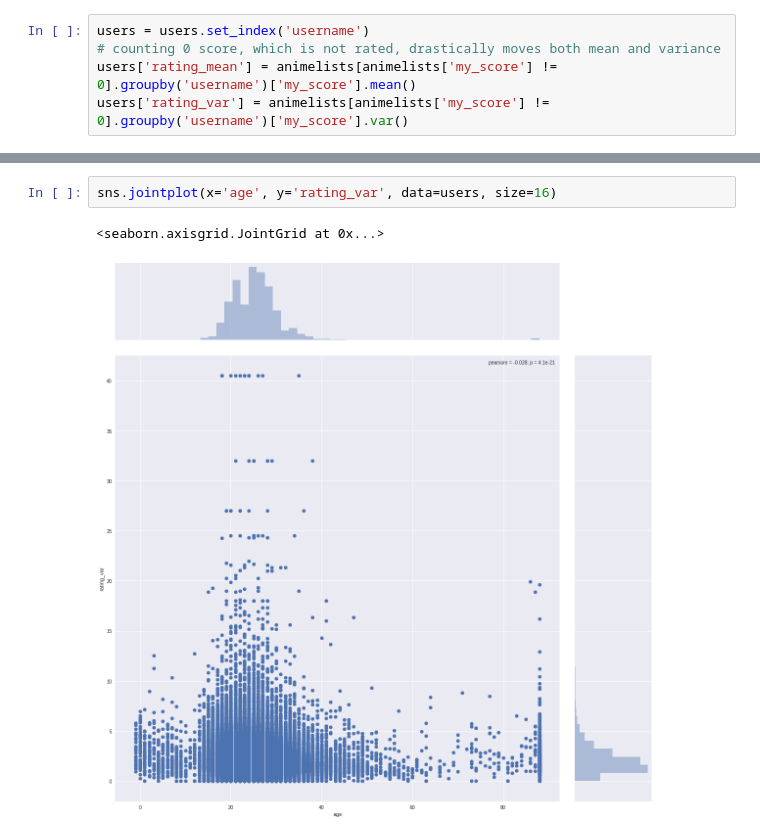
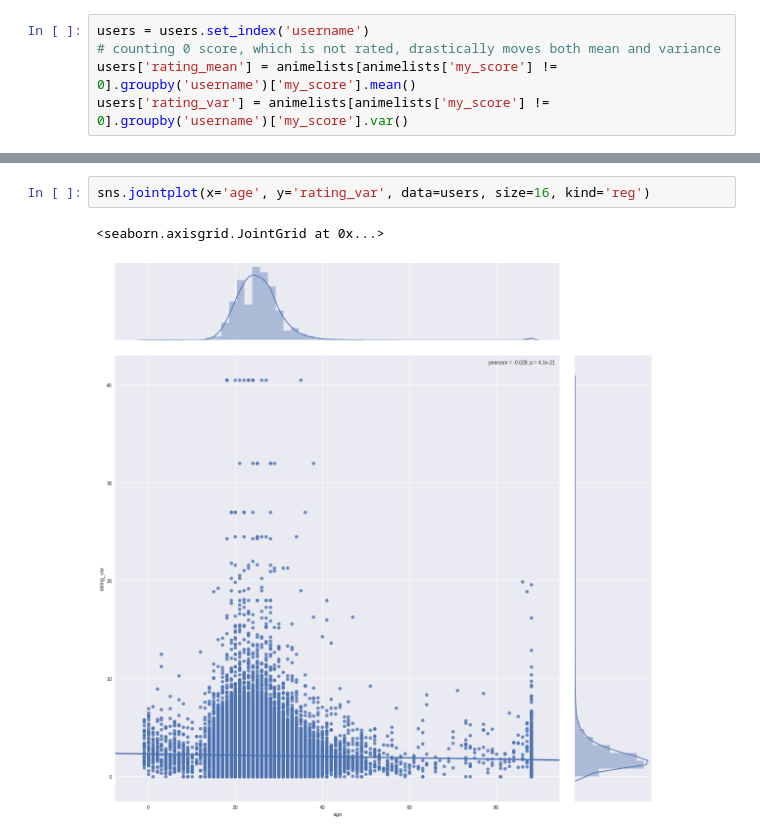
Before and after one commit to racinmat/mal-analysis, a Jupyter notebook: basic_analysis.ipynb, the cells around one changed output, grey strips where cells are left out. Drawn from its saved outputs; the diff is of its cells as text.

```diff
--- a/basic_analysis.ipynb
+++ b/basic_analysis.ipynb
@@ -180,5 +180,5 @@ sns.jointplot(x='age', y='rating_mean', data=users, size=16)
 # %%
-sns.jointplot(x='age', y='rating_var', data=users, size=16)
+sns.jointplot(x='age', y='rating_var', data=users, size=16, kind='reg')
 # %% [output]
 <seaborn.axisgrid.JointGrid at 0x...>
-[figure, old version]
+[figure, new version]
```
Also changed, not shown: parts of 1 cell of this notebook.
